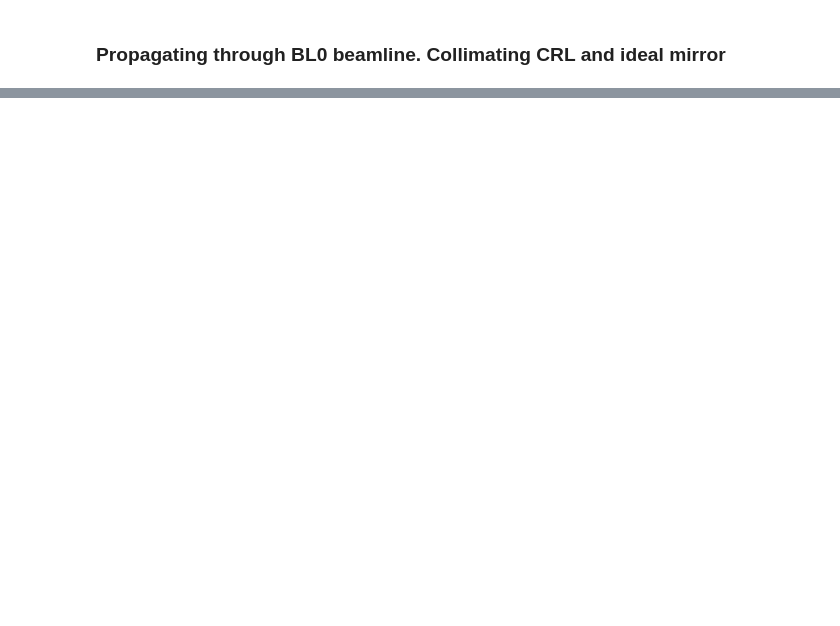
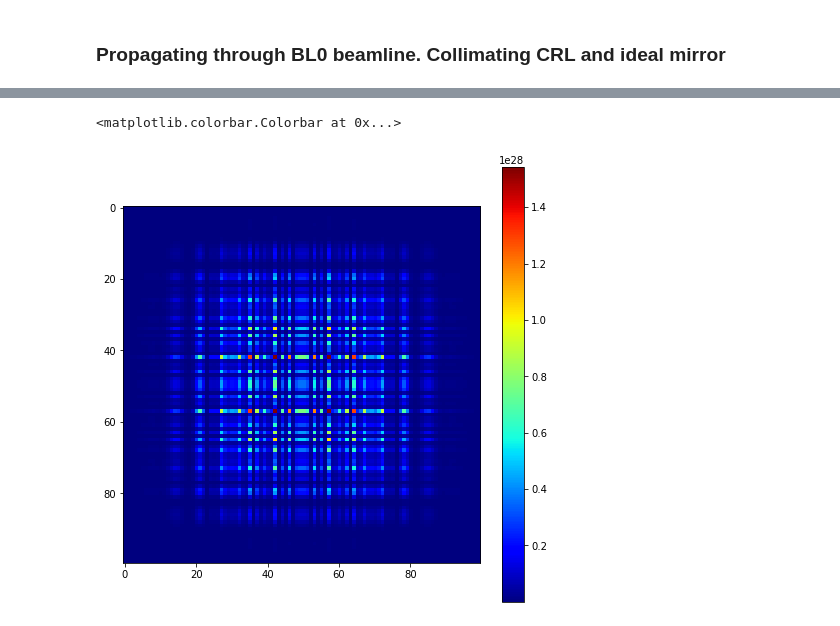
Before and after one commit to nanw0321/SRW_Mono, a Jupyter notebook: WPG_Customize_OE.ipynb, the cells around one changed output, grey strips where cells are left out. Saved outputs shown, nothing was run; the diff lists cells and outputs as text; code cells hidden in the pictures; blank space fills up the shorter version.

```diff
--- a/WPG_Customize_OE.ipynb
+++ b/WPG_Customize_OE.ipynb
@@ -70,5 +57,3 @@ plt.ion()
-# %%
-NEW_SYNTAX = True
 # %% [markdown]
 ### Define auxiliary functions
 # %%
@@ -469,0 +461,7 @@ FWHMy [mm], theta_fwhm [urad]: 0.04783603191579845, 0.2002345412967704
+# %%
+plt.figure(figsize=(8,8))
+plt.imshow(mwf.get_intensity(slice_number=0)[200:300,200:300],cmap='jet')
+plt.colorbar()
+# %% [output]
+<matplotlib.colorbar.Colorbar at 0x...>
+[figure, added]
```
Also changed, not shown: parts of 10 cells of this notebook, 11 other files.
